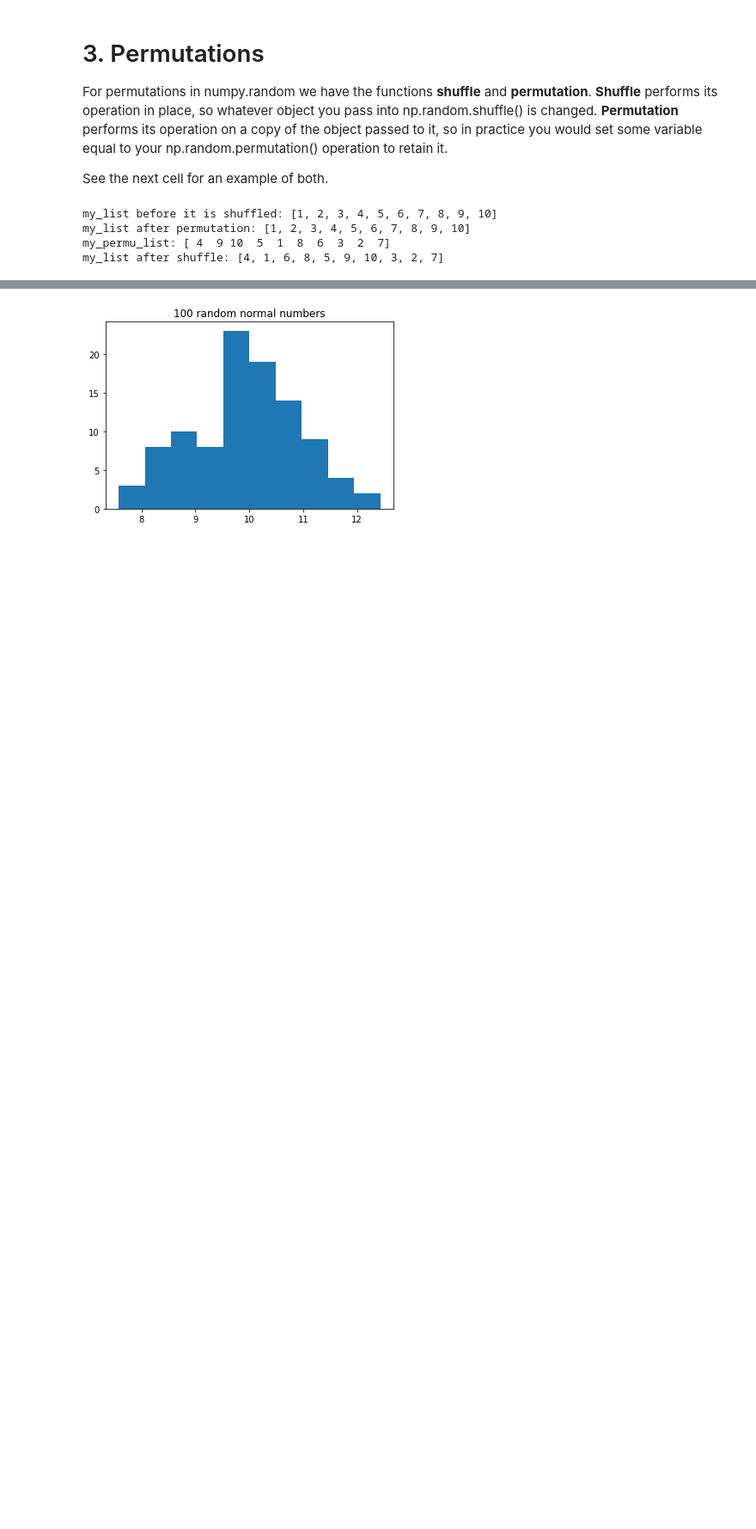
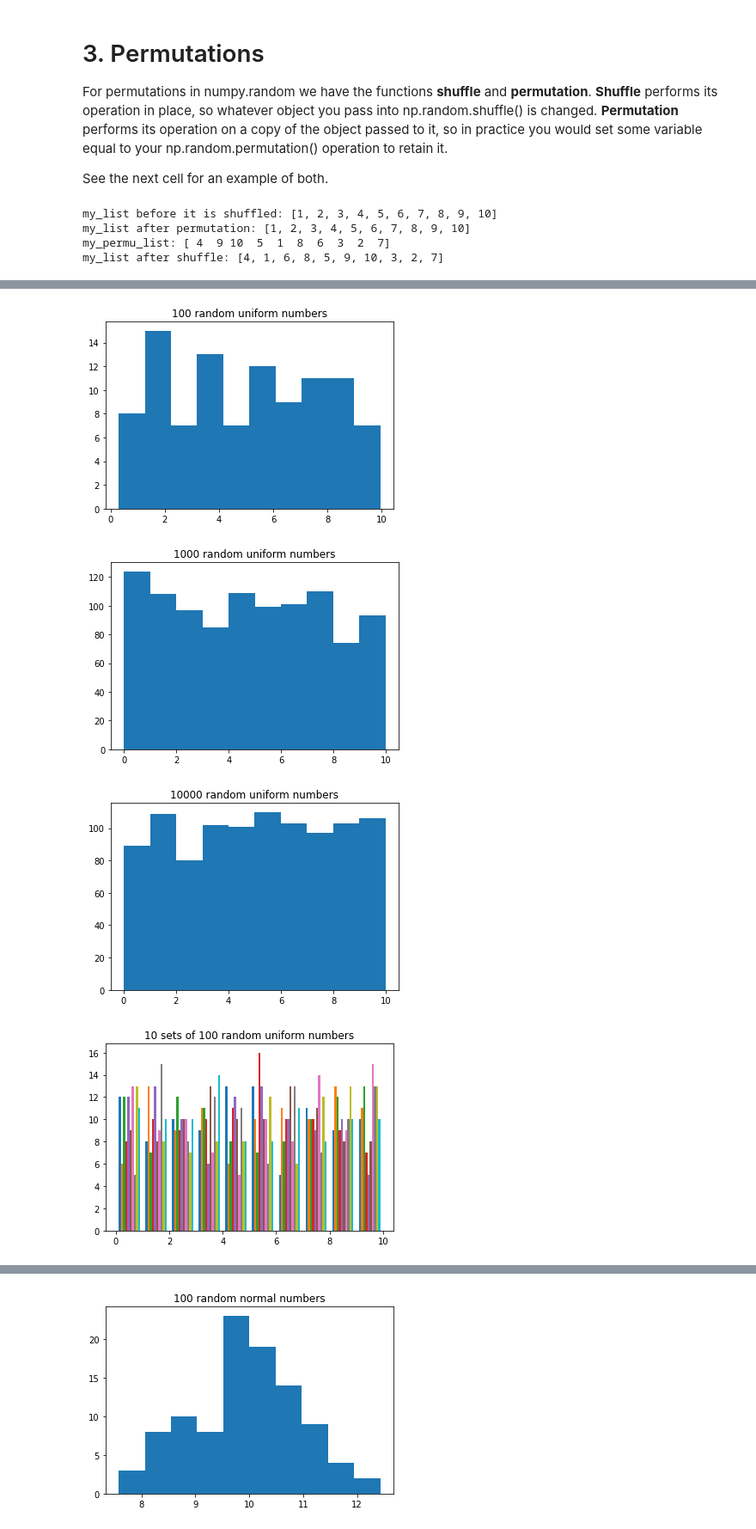
Before and after one commit to itskeithstudent/Programming-for-Data-Analysis-52465-Assignment, a Jupyter notebook: numpy_random.ipynb, the cells around one changed output, grey strips where cells are left out. Shown: that part at 86% size. Drawn from its saved outputs; the diff is of its cells as text; code cells hidden in the pictures; blank space fills up the shorter version.

Commit message:
update markdown text describing Uniform and normal distributions, add example showing multidimensional uniform distribution array

```diff
--- a/numpy_random.ipynb
+++ b/numpy_random.ipynb
@@ -102 +115,24 @@ my_list after shuffle: [4, 1, 6, 8, 5, 9, 10, 3, 2, 7]
+# %%
+# Using matplotlib.pyplot to show histograms showing output from random.uniform with varying size of array
+rand_uniform = np.random.uniform(low=0,high=10,size=100)
+plt.hist(rand_uniform)
+plt.title("100 random uniform numbers")
+plt.show()
+rand_uniform = np.random.uniform(low=0,high=10,size=1000)
+plt.hist(rand_uniform)
+plt.title("1000 random uniform numbers")
+plt.show()
+rand_uniform = np.random.uniform(low=0,high=10,size=1000)
+plt.hist(rand_uniform)
+plt.title("10000 random uniform numbers")
+plt.show()
+rand_uniform = np.random.uniform(low=0,high=10,size=(100,10))
+plt.hist(rand_uniform)
+plt.title("10 sets of 100 random uniform numbers")
+plt.show()
+# %% [output]
+[figure, added]
+[figure, added]
+[figure, added]
+[figure, added]
 # %% [markdown]
```
Also changed, not shown: parts of 5 cells of this notebook.
